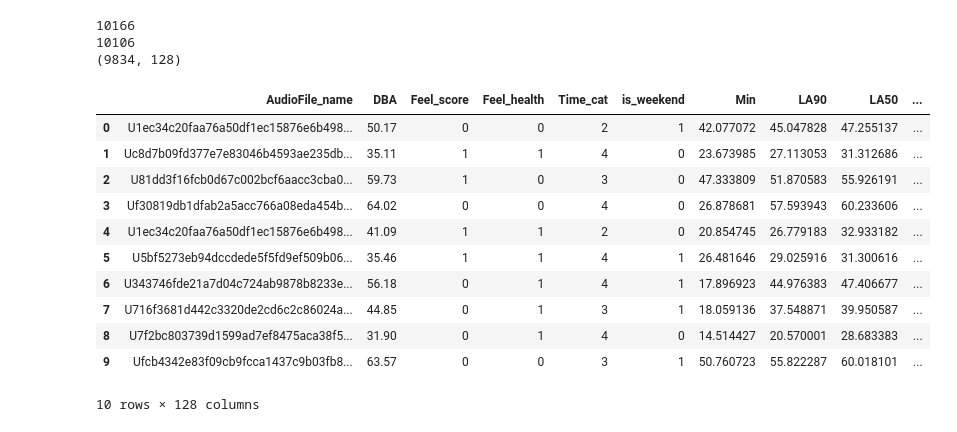
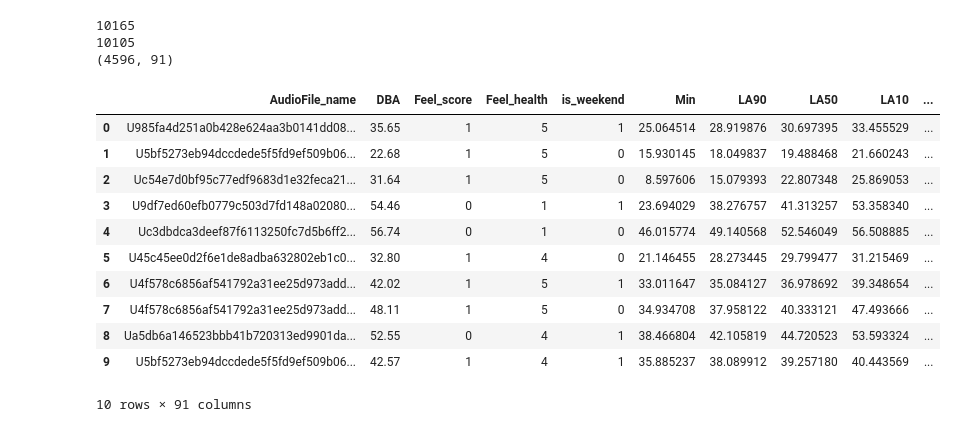
Before and after one commit to DENGRENHAO/Audio_Assessment, a Jupyter notebook: Create_dataset_for_Gradient_Boosting_latest.ipynb, the cells around one changed output. Cells and saved outputs as stored; diff of their text form; code cells hidden in the pictures.

```diff
--- a/Create_dataset_for_Gradient_Boosting_latest.ipynb
+++ b/Create_dataset_for_Gradient_Boosting_latest.ipynb
@@ -9,10 +9,10 @@ from sklearn.preprocessing import OneHotEncoder
 basepath = './dataset/audio_wav'
 pd_random_seed = 1
 # %%
-class_df = pd.read_csv(os.path.join(basepath, 'linebot_data_class.csv'))
-class_df = class_df[['file_name', 'new_cate_2']]
-class_df.rename({'file_name': 'AudioFile_name'}, axis=1, inplace=True)
-class_df.rename({'new_cate_2': 'Audio_class_cat'}, axis=1, inplace=True)
+class_df = pd.read_excel(os.path.join(basepath, 'linebot_data_sound_cate3.xlsx'))
+class_df = class_df[['AudioFile_', 'new_cate_3']]
+class_df.rename({'AudioFile_': 'AudioFile_name'}, axis=1, inplace=True)
+class_df.rename({'new_cate_3': 'Audio_class_cat'}, axis=1, inplace=True)
 print(len(class_df))
 class_df.head(10)
 # %% [output]
@@ -105,54 +101,77 @@ class_df.head()
 # %%
-df = pd.read_excel(os.path.join(basepath, 'linebot_data20221205.xlsx'))
+df = pd.read_excel(os.path.join(basepath, 'linebot_data20221212.xlsx'))
 # 'Audio_class' will be merge from linebot_data_class.csv
 df = df[['AudioFile_name', 'DBA', 'Feel_score', 'Feel_health', '時', '周末',
          'Min', 'LA90', 'LA50', 'LA10', 'Max', 'Leq', 'LA10_LA90', 'MAX_MIN',
          '大於75dB', 'F65_75dB', 'F55_65dB', 'F45_55dB', '小於45dB',
-         '大於4kHz', 'F200_4kHz', '小於200H', 'age', 'gender', 'educode', 'BSRS5', 'Noise_exposure',
+         '大於4kHz', 'F200_4kHz', '小於200Hz', '100Hz', '125Hz', '160Hz', '200Hz', '250Hz', '315Hz',
+         '400Hz', '500Hz', '630Hz', '800Hz', '1000Hz', '1250Hz', '1600Hz', '2000Hz', '2500Hz', '3150Hz',
+         '4000Hz', '5000Hz', '6300Hz', '8000Hz', 'age', 'gender', 'BSRS5', 'Noise_exposure',
          'Open Mindedness_BFI', 'Conscientiousness_BFI', 'Extraversion_BFI', 'Agreeableness_BFI',
          'Negative Emotionality_BFI', 'NSS(Noise Sensitivity Scale)', 'Max_LP', 'd_type', 'site_location2', 'ses_level']]
 df = df.dropna()
 
 print(len(df))
 df = df[abs(df['Feel_score']-df['Feel_health'])<3]
 print(len(df))
 
-df['Feel_score'] = np.where((df['Feel_score']==1) | (df['Feel_score']==2) | (df['Feel_score']==3), 0, df['Feel_score'])
+df = df.loc[df['Feel_score'] != 3]
+
+df['Feel_score'] = np.where((df['Feel_score']==1) | (df['Feel_score']==2), 0, df['Feel_score'])
 df['Feel_score'] = np.where((df['Feel_score']==4) | (df['Feel_score']==5), 1, df['Feel_score'])
 
-df['Feel_health'] = np.where((df['Feel_health']==1) | (df['Feel_health']==2) | (df['Feel_health']==3), 0, df['Feel_health'])
-df['Feel_health'] = np.where((df['Feel_health']==4) | (df['Feel_health']==5), 1, df['Feel_health'])
+# df['Feel_score'] = np.where((df['Feel_score']==1) | (df['Feel_score']==2) | (df['Feel_score']==3), 0, df['Feel_score'])
+# df['Feel_score'] = np.where((df['Feel_score']==4) | (df['Feel_score']==5), 1, df['Feel_score'])
 
-df.rename({'時': 'Time_cat'}, axis=1, inplace=True)
-df = df.assign(Time_cat=pd.cut(df['Time_cat'],
-                               bins=[0, 6, 9, 18, 24],
-                               labels=['1', '2', '3', '4']))
+# df['Feel_health'] = np.where((df['Feel_health']==1) | (df['Feel_health']==2) | (df['Feel_health']==3), 0, df['Feel_health'])
+# df['Feel_health'] = np.where((df['Feel_health']==4) | (df['Feel_health']==5), 1, df['Feel_health'])
+
+df['NSS(Noise Sensitivity Scale)'] = np.where((df['NSS(Noise Sensitivity Scale)'] < 3), 0, df['NSS(Noise Sensitivity Scale)'])
+df['NSS(Noise Sensitivity Scale)'] = np.where((df['NSS(Noise Sensitivity Scale)']>=3), 1, df['NSS(Noise Sensitivity Scale)'])
 
 df.rename({'周末': 'is_weekend'}, axis=1, inplace=True)
 df['is_weekend'] = np.where(df['is_weekend']!='y', 0, df['is_weekend'])
 df['is_weekend'] = np.where(df['is_weekend']=='y', 1, df['is_weekend'])
 
 df['gender'] = np.where(df['gender']!='男性', 0, df['gender'])
 df['gender'] = np.where(df['gender']=='男性', 1, df['gender'])
 
 df = pd.merge(df, class_df, on="AudioFile_name", how="inner")
 
+df.rename({'時': 'Time_cat'}, axis=1, inplace=True)
+# df = df.assign(Time_cat=pd.cut(df['Time_cat'],
+#                                bins=[0, 7, 17, 20, 24],
+#                                labels=['1', '2', '3', '4']))
+
+df = df.assign(Time_cat=pd.cut(df['Time_cat'],
+                               bins=[-1, 6, 18, 22, 24],
+                               labels=['night1', 'day', 'evening', 'night2']))
+
+df = one_hot_encode(df, 'Time_cat')
+df['Time_cat_night'] = df[['Time_cat_night1', 'Time_cat_night2']].max(axis=1)
+df = df.drop(['Time_cat_night1', 'Time_cat_night2'], axis=1)
+
+df = one_hot_encode(df, 'Max_LP')
+df = one_hot_encode(df, 'd_type')
+df = one_hot_encode(df, 'site_location2')
+df = one_hot_encode(df, 'ses_level')
+
 df = df.dropna().sample(frac=1, random_state=pd_random_seed).reset_index(drop=True)
 print(df.shape)
 df.head(10)
 # %% [output]
-10166
-10106
-(9834, 128)
+10165
+10105
+(4596, 91)
-|  | AudioFile_name | DBA | Feel_score | Feel_health | Time_cat | is_weekend | Min | LA90 | LA50 | ... |
-| 0 | U1ec34c20faa76a50df1ec15876e6b498... | 50.17 | 0 | 0 | 2 | 1 | 42.077072 | 45.047828 | 47.255137 | ... |
-| 1 | Uc8d7b09fd377e7e83046b4593ae235db... | 35.11 | 1 | 1 | 4 | 0 | 23.673985 | 27.113053 | 31.312686 | ... |
-| 2 | U81dd3f16fcb0d67c002bcf6aacc3cba0... | 59.73 | 1 | 0 | 3 | 0 | 47.333809 | 51.870583 | 55.926191 | ... |
-| 3 | Uf30819db1dfab2a5acc766a08eda454b... | 64.02 | 0 | 0 | 4 | 0 | 26.878681 | 57.593943 | 60.233606 | ... |
-| 4 | U1ec34c20faa76a50df1ec15876e6b498... | 41.09 | 1 | 1 | 2 | 0 | 20.854745 | 26.779183 | 32.933182 | ... |
-| 5 | U5bf5273eb94dccdede5f5fd9ef509b06... | 35.46 | 1 | 1 | 4 | 1 | 26.481646 | 29.025916 | 31.300616 | ... |
-| 6 | U343746fde21a7d04c724ab9878b8233e... | 56.18 | 0 | 1 | 4 | 1 | 17.896923 | 44.976383 | 47.406677 | ... |
-| 7 | U716f3681d442c3320de2cd6c2c86024a... | 44.85 | 0 | 1 | 3 | 1 | 18.059136 | 37.548871 | 39.950587 | ... |
-| 8 | U7f2bc803739d1599ad7ef8475aca38f5... | 31.90 | 0 | 1 | 4 | 0 | 14.514427 | 20.570001 | 28.683383 | ... |
-| 9 | Ufcb4342e83f09cb9fcca1437c9b03fb8... | 63.57 | 0 | 0 | 3 | 1 | 50.760723 | 55.822287 | 60.018101 | ... |
+|  | AudioFile_name | DBA | Feel_score | Feel_health | is_weekend | Min | LA90 | LA50 | LA10 | ... |
+| 0 | U985fa4d251a0b428e624aa3b0141dd08... | 35.65 | 1 | 5 | 1 | 25.064514 | 28.919876 | 30.697395 | 33.455529 | ... |
+| 1 | U5bf5273eb94dccdede5f5fd9ef509b06... | 22.68 | 1 | 5 | 0 | 15.930145 | 18.049837 | 19.488468 | 21.660243 | ... |
+| 2 | Uc54e7d0bf95c77edf9683d1e32feca21... | 31.64 | 1 | 5 | 0 | 8.597606 | 15.079393 | 22.807348 | 25.869053 | ... |
+| 3 | U9df7ed60efb0779c503d7fd148a02080... | 54.46 | 0 | 1 | 1 | 23.694029 | 38.276757 | 41.313257 | 53.358340 | ... |
+| 4 | Uc3dbdca3deef87f6113250fc7d5b6ff2... | 56.74 | 0 | 1 | 0 | 46.015774 | 49.140568 | 52.546049 | 56.508885 | ... |
+| 5 | U45c45ee0d2f6e1de8adba632802eb1c0... | 32.80 | 1 | 4 | 0 | 21.146455 | 28.273445 | 29.799477 | 31.215469 | ... |
+| 6 | U4f578c6856af541792a31ee25d973add... | 42.02 | 1 | 5 | 1 | 33.011647 | 35.084127 | 36.978692 | 39.348654 | ... |
+| 7 | U4f578c6856af541792a31ee25d973add... | 48.11 | 1 | 5 | 0 | 34.934708 | 37.958122 | 40.333121 | 47.493666 | ... |
+| 8 | Ua5db6a146523bbb41b720313ed9901da... | 52.55 | 0 | 4 | 1 | 38.466804 | 42.105819 | 44.720523 | 53.593324 | ... |
+| 9 | U5bf5273eb94dccdede5f5fd9ef509b06... | 42.57 | 1 | 4 | 1 | 35.885237 | 38.089912 | 39.257180 | 40.443569 | ... |
-10 rows × 128 columns
+10 rows × 91 columns
```
Also changed, not shown: parts of 21 cells of this notebook.
